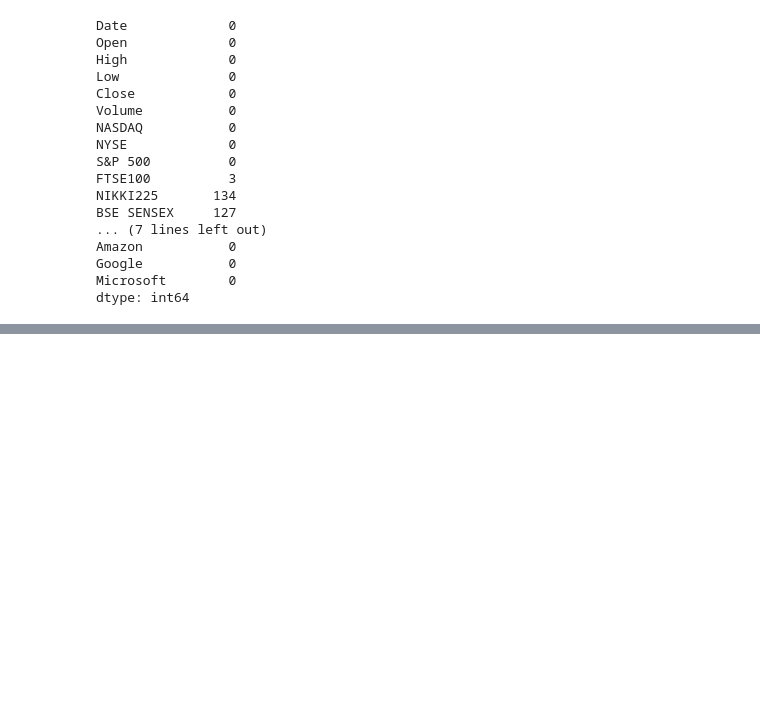
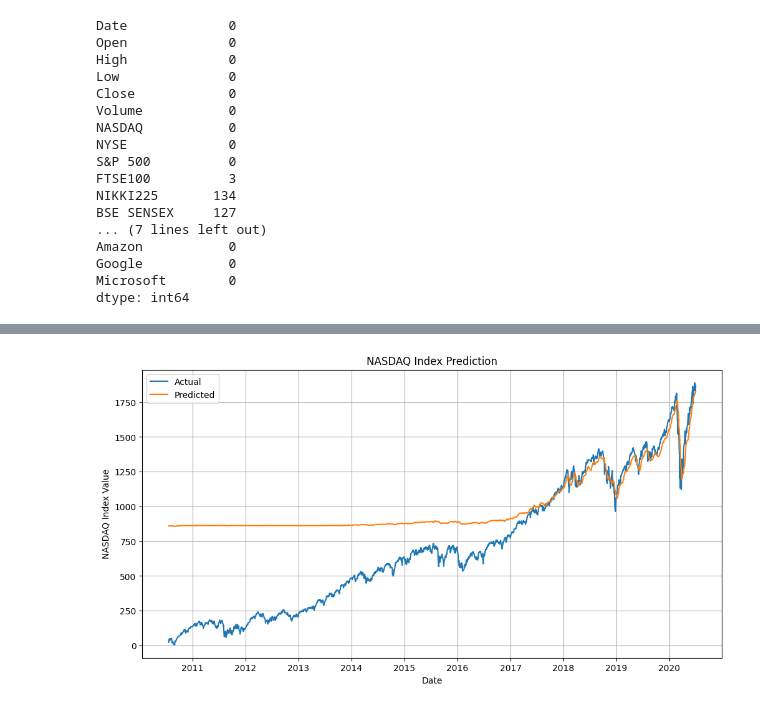
Before and after one commit to ashenJay07/4th-year-DL-assignment, a Jupyter notebook: 2.notebooks/stock_price_prediction_with_LSTM_evaluation.ipynb, the cells around one changed output, grey strips where cells are left out. Saved outputs shown, nothing was run; the diff lists cells and outputs as text; code cells hidden in the pictures; blank space fills up the shorter version.

```diff
--- a/2.notebooks/stock_price_prediction_with_LSTM_evaluation.ipynb
+++ b/2.notebooks/stock_price_prediction_with_LSTM_evaluation.ipynb
@@ -83,0 +88,3 @@ prices_scaled = scaler.fit_transform(prices.reshape(-1, 1))
+# %%
+# Create a copy of data frame
+data = df.copy()
@@ -302,0 +210,77 @@ R-squared (R2): 0.96
+# %%
+assets_to_predict = ['NASDAQ', 'NYSE', 'S&P 500', 'FTSE100', 'NIKKI225', 'BSE SENSEX', 'RUSSELL2000', 'HENG SENG', 'SSE', 'Crude Oil', 'Gold', 'VIX', 'USD index', 'Amazon', 'Google', 'Microsoft']
+
+
+# Create the scaler object
+scaler2 = MinMaxScaler()
+for asset in assets_to_predict:
+    data[asset] = scaler2.fit_transform(data[[asset]])
+
+
+# Function to create sequences for LSTM
+def create_sequences(asset, data, seq_length):
+    sequences = []
+    target = []
+    for i in range(len(data) - seq_length):
+        seq = data[asset].iloc[i:i+seq_length]
+        label = data[asset].iloc[i+seq_length]
+        sequences.append(seq)
+        target.append(label)
+    return np.array(sequences), np.array(target)
+
+
+def calculate_metrics(y_test_actual2, y_test_pred2):
+  # Calculate the metrics
+  mse2 = mean_squared_error(y_test_actual2, y_test_pred2)
+  mae2 = mean_absolute_error(y_test_actual2, y_test_pred2)
+  rmse2 = np.sqrt(mse2)
+  r22 = r2_score(y_test_actual2, y_test_pred2)
+
+  print(f"\nMean Squared Error (MSE) for {asset}: {mse2:.2f}")
+  print(f"Mean Absolute Error (MAE) for {asset}: {mae2:.2f}")
+  print(f"Root Mean Squared Error (RMSE) for {asset}: {rmse2:.2f}")
+  print(f"R-squared (R2) for {asset}: {r22:.2f}")
+  print("\n\n\n")
+
+
+for asset in assets_to_predict:
+  # Split data into training and testing sets
+  train_size2 = int(len(data) * 0.80)
+  test_size2 = len(data) - train_size2
+  train_data2, test_data2 = data.iloc[0:train_size2], data.iloc[train_size2:len(data)]
+
+  # Create sequences for LSTM
+  seq_length = 10
+  X_train2, y_train2 = create_sequences(asset, train_data2, seq_length)
+  X_test2, y_test2 = create_sequences(asset, test_data2, seq_length)
+  X_train2 = X_train2.reshape(X_train2.shape[0], X_train2.shape[1], 1)
+  X_test2 = X_test2.reshape(X_test2.shape[0], X_test2.shape[1], 1)
+
+  # Make predictions
+  y_train_pred2 = model.predict(X_train2)
+  y_test_pred2 = model.predict(X_test2)
+
+  # Inverse transform the scaled data to get actual values
+  y_train_pred2 = scaler.inverse_transform(y_train_pred2)
+  y_test_pred2 = scaler.inverse_transform(y_test_pred2)
+  y_train_actual2 = scaler.inverse_transform(y_train2.reshape(-1, 1))
+  y_test_actual2 = scaler.inverse_transform(y_test2.reshape(-1, 1))
+
+  # Combine the actual values and their date indices
+  actual_values2 = np.concatenate([y_train_actual2, y_test_actual2])
+  predicted_values2 = np.concatenate([y_train_pred2, y_test_pred2])
+  date_indices2 = np.concatenate([df['Date'].iloc[seq_length:train_size], df['Date'].iloc[train_size+seq_length:]])
+
+  # Plot actual vs. predicted values
+  plt.figure(figsize=(12, 6))
+  plt.plot(date_indices2, actual_values2, label='Actual')
+  plt.plot(date_indices2, predicted_values2, label='Predicted')
+  plt.xlabel('Date')
+  plt.ylabel(f'{asset} Index Value')
+  plt.legend()
+  plt.title(f'{asset} Index Prediction')
+  plt.grid(True)
+  plt.show()
+
+  calculate_metrics(y_test_actual2, y_test_pred2)
+# %% [output]
@@ -302,0 +289 @@ R-squared (R2): 0.96
+[figure, added]
```
Also changed, not shown: parts of 28 cells of this notebook.
